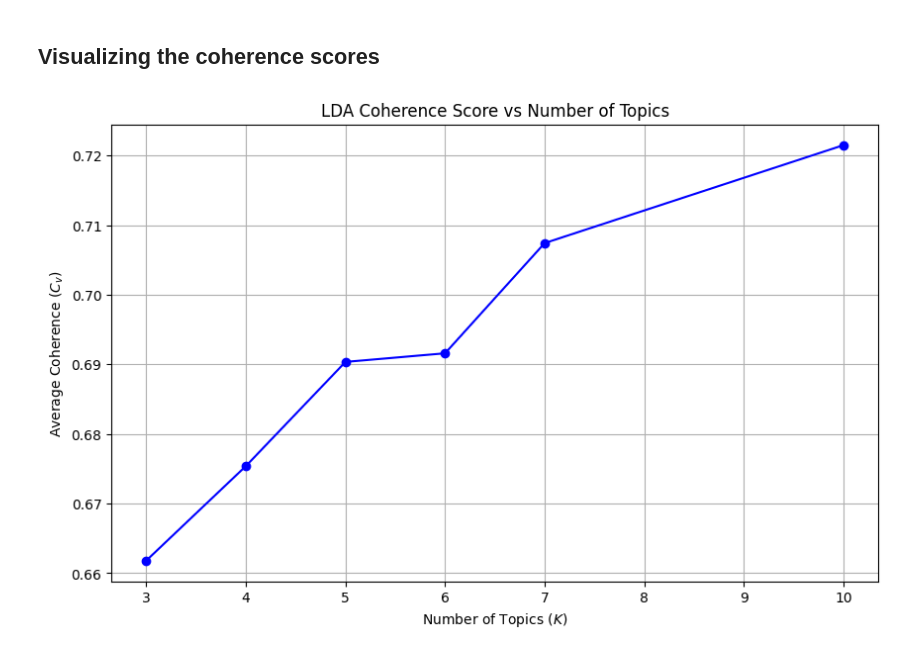
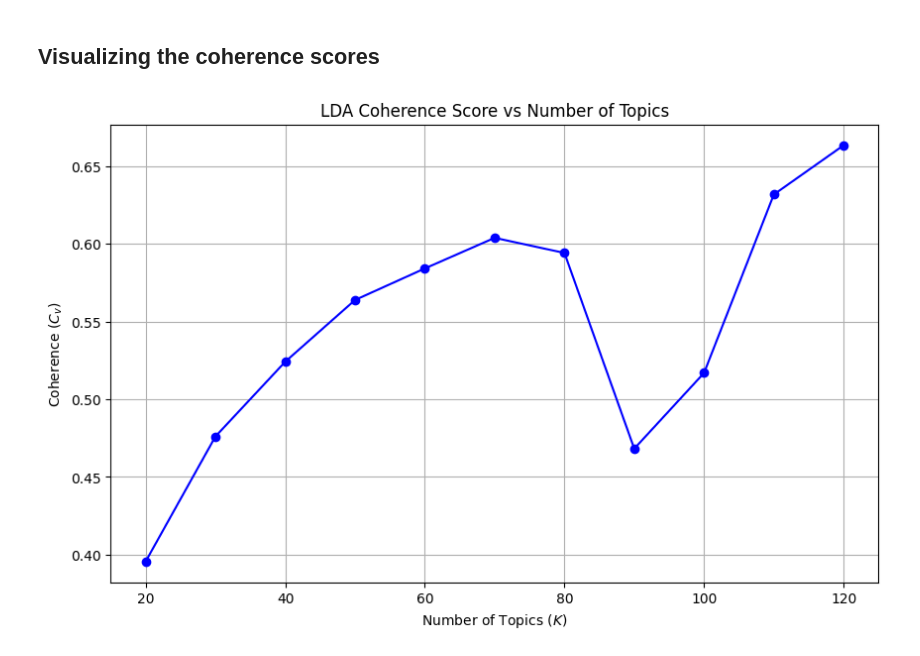
Before and after one commit to almin-byte/million-headlines-topic-modeling, a Jupyter notebook: LDA with gensim and spaCy.ipynb, the cells around one changed output. Cells and saved outputs as stored; diff of their text form; code cells hidden in the pictures.

Commit message:
determined topics and ran model w/ k=70

```diff
--- a/LDA with gensim and spaCy.ipynb
+++ b/LDA with gensim and spaCy.ipynb
@@ -120,10 +110,10 @@ def lemmatization(texts, allowed_postags=["NOUN", "ADJ", "VERB", "ADV"]):
     for doc in nlp.pipe(texts, batch_size=2000, n_process=-1):
 
         new_text = [t.lemma_ for t in doc if t.pos_ in allowed_postags
-                    and not t.is_stop and len(t.lemma_) > 2]
-        if new_text:
-            texts_out.append(new_text)
+                    and not t.is_stop and len(t.lemma_) > 2 and t.is_alpha]
+        texts_out.append(new_text)
 
     return texts_out
 # %%
-data_tokens = lemmatization(test1['headline_text'])
+data_tokens = lemmatization(X_train['headline_text'])
+print(data_tokens[0][0:20])
@@ -131,0 +122,8 @@ data_tokens = lemmatization(test1['headline_text'])
+# %%
+bigram = Phrases(data_tokens, min_count=5, threshold=100)
+trigram = Phrases(bigram[data_tokens], threshold=100)
+
+bigram_mod = Phraser(bigram)
+trigram_mod = Phraser(trigram)
+
+clean_docs = [trigram_mod[bigram_mod[doc]] for doc in data_tokens]
@@ -131,0 +132,4 @@ data_tokens = lemmatization(test1['headline_text'])
+# %%
+id2word = corpora.Dictionary(clean_docs)
+id2word.filter_extremes(no_below=10, no_above=.4, keep_n=100000)
+corpus = [id2word.doc2bow(text) for text in clean_docs]
@@ -172,11 +172,11 @@ Testing K=10...
 ## Visualizing the coherence scores
 # %%
 plt.figure(figsize=(10, 6))
-plt.plot(topic_range, mean_coherence_values, marker='o', color='b', linestyle='-')
+plt.plot(topic_range, coherence_vals, marker='o', color='b', linestyle='-')
 plt.title("LDA Coherence Score vs Number of Topics")
 plt.xlabel("Number of Topics ($K$)")
-plt.ylabel("Average Coherence ($C_v$)")
+plt.ylabel("Coherence ($C_v$)")
 plt.grid(True)
 plt.show()
 # %% [output]
-[figure, old version]
+[figure, new version]
```
Also changed, not shown: parts of 23 cells of this notebook.
